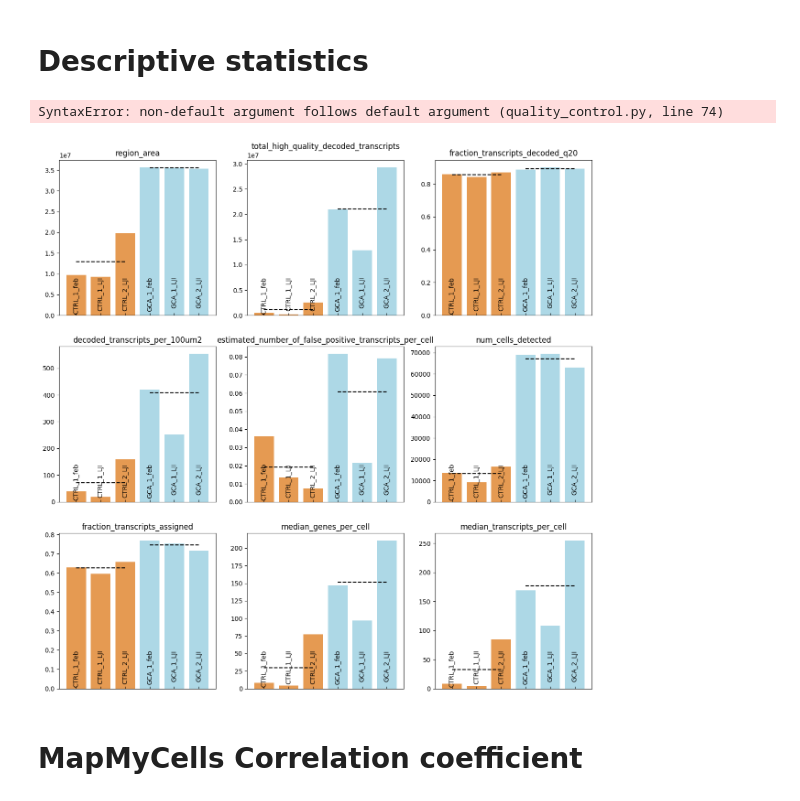
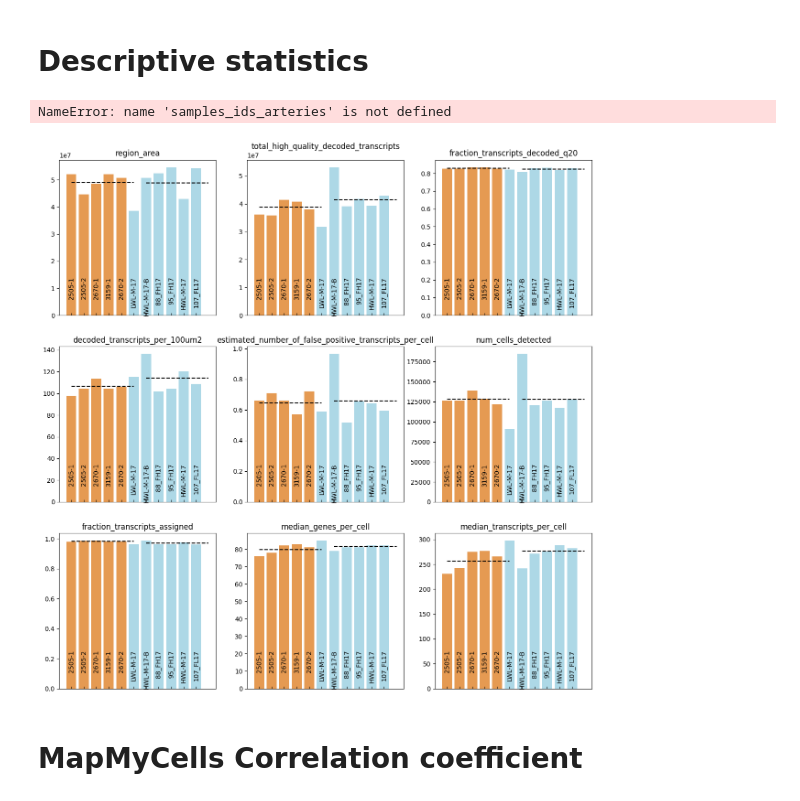
Before and after one commit to Carboneinerte/Xenium-workflow, a Jupyter notebook: Quality_control.ipynb, the cells around one changed output. Drawn from its saved outputs; the diff is of its cells as text; code cells hidden in the pictures.

Commit message:
Improved multiexp desc plot

```diff
--- a/Quality_control.ipynb
+++ b/Quality_control.ipynb
@@ -24,8 +24,8 @@
 #                    ]
 # run_name = 'circa4-IGM'
 
-# samples_ids_coro = ['LvR_78_ML17__20240321__212855',"LvR_82_MH17-B__20240321__21285", "LvR_88_FH17__20240404__003359","LvR_95_FH17__20240404__003359","LvR_106_MH17__20240321__212855","LvR_107_FL17__20240404__003359" ]
-# path_to_data_coro = 'I:\Xenium\Laura\coronal'
+samples_ids_coro = ['LvR_78_ML17__20240321__212855',"LvR_82_MH17-B__20240321__21285", "LvR_88_FH17__20240404__003359","LvR_95_FH17__20240404__003359","LvR_106_MH17__20240321__212855","LvR_107_FL17__20240404__003359" ]
+path_to_data_coro = 'I:\Xenium\Laura\coronal'
 
 # samples_ids_saggi = ['CTRL-68-1__20240517__205823', 'CTRL-94-1__20240517__205823', 'WFF-64-1__20240517__205823',
 #                      'WFF-64-2__20240517__205823', 'WFF-66-1__20240517__205823', 'WFF-66-2__20240517__205823']
@@ -38,20 +38,20 @@
 # path_to_data_IGM = 'D:\Xenium'
 # run_name = 'circa4'
 
-# samples_ids = ["2505-1", "2505-2", "2670-1","3159-1","3160-1", "3160-2",
-#                "3159-2","3159-3","3159-4","3161-1","3161-2", "3161-3"
-#               ]
-# run_name = 'brain-panel'
-# path_to_data = 'I:\Xenium\Hugo'
+samples_ids = ["2505-1", "2505-2", "2670-1","3159-1","3160-1", "3160-2",
+               # "3159-2","3159-3","3159-4","3161-1","3161-2", "3161-3"
+              ]
+run_name = 'brain-panel'
+path_to_data_1 = 'I:\Xenium\Hugo'
 
-samples_ids_arteries_CTRL = ["CTRL_1_feb", "CTRL_1_LJI", "CTRL_2_LJI"]
-samples_ids_arteries_GCA =  ["GCA_1_feb", "GCA_1_LJI", "GCA_2_LJI"]
-run_name = 'arteries-core'
+# samples_ids_arteries_CTRL = ["CTRL_1_feb", "CTRL_1_LJI", "CTRL_2_LJI"]
+# samples_ids_arteries_GCA =  ["GCA_1_feb", "GCA_1_LJI", "GCA_2_LJI"]
+# run_name = 'arteries-core'
 
 
 
 path_to_data = 'D:\Xenium'
-path_to_data = 'H:\\arteries'
+# path_to_data = 'H:\\arteries'
 path_to_plot = 'Gallery'
 
 import os
@@ -69,19 +69,20 @@ desc_metrics(samples_ids = samples_ids_arteries,
              path_to_plot= path_to_plot,
              save_plot=False)
 # %% [output]
-SyntaxError: non-default argument follows default argument (quality_control.py, line 74)
+NameError: name 'samples_ids_arteries' is not defined
 # %%
 from quality_control import desc_metrics_double
 
-desc_metrics_double(samples_ids_1 = samples_ids_arteries_CTRL,
-                    samples_ids_2= samples_ids_arteries_GCA,
-             path_to_data = path_to_data,
+desc_metrics_double(samples_ids_1 = samples_ids,
+                    samples_ids_2= samples_ids_coro,
+             path_to_data_1 = path_to_data_1,
+             path_to_data_2= path_to_data_coro,
              run_name = run_name,
              reference = False,
              path_to_plot= path_to_plot,
              save_plot=True)
 # %% [output]
-[figure, old version]
+[figure, new version]
 # %% [markdown]
 # MapMyCells Correlation coefficient
 # %%
```
Also changed, not shown: 1 other file.
